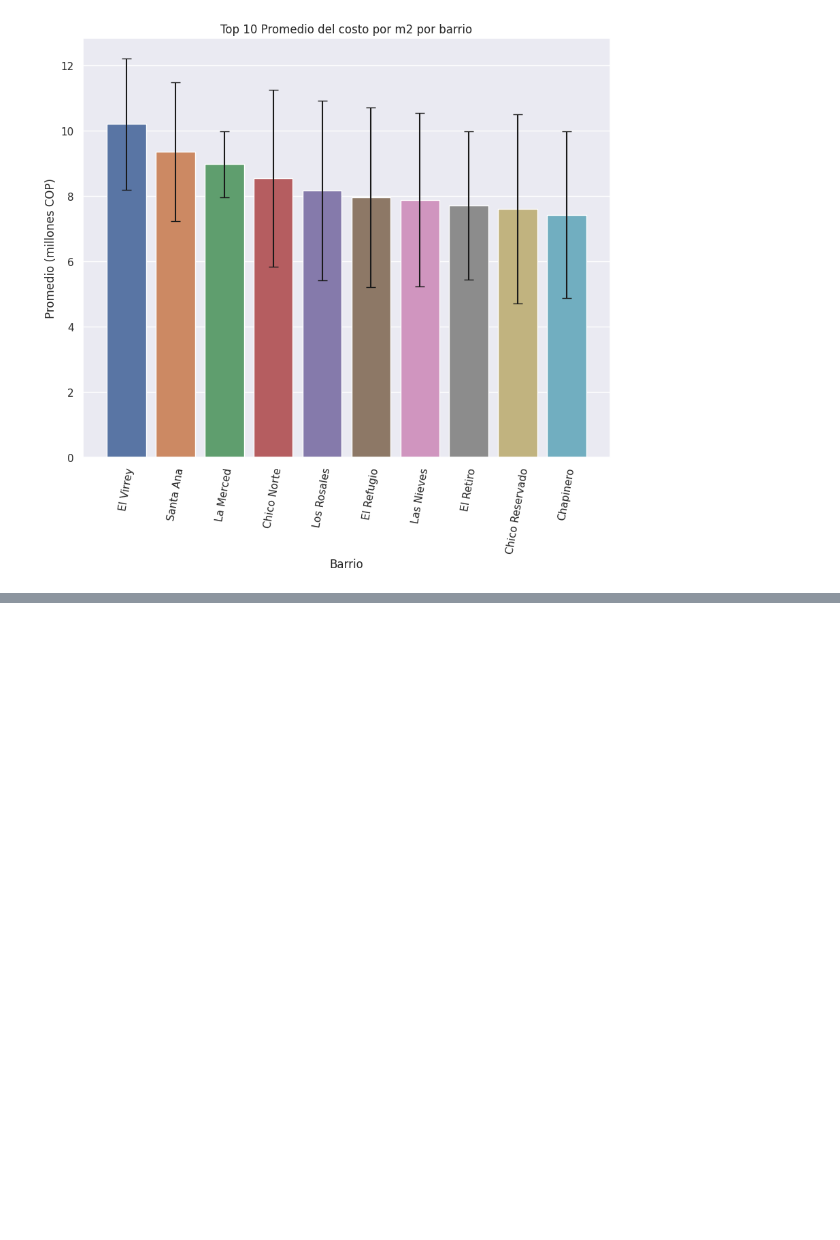
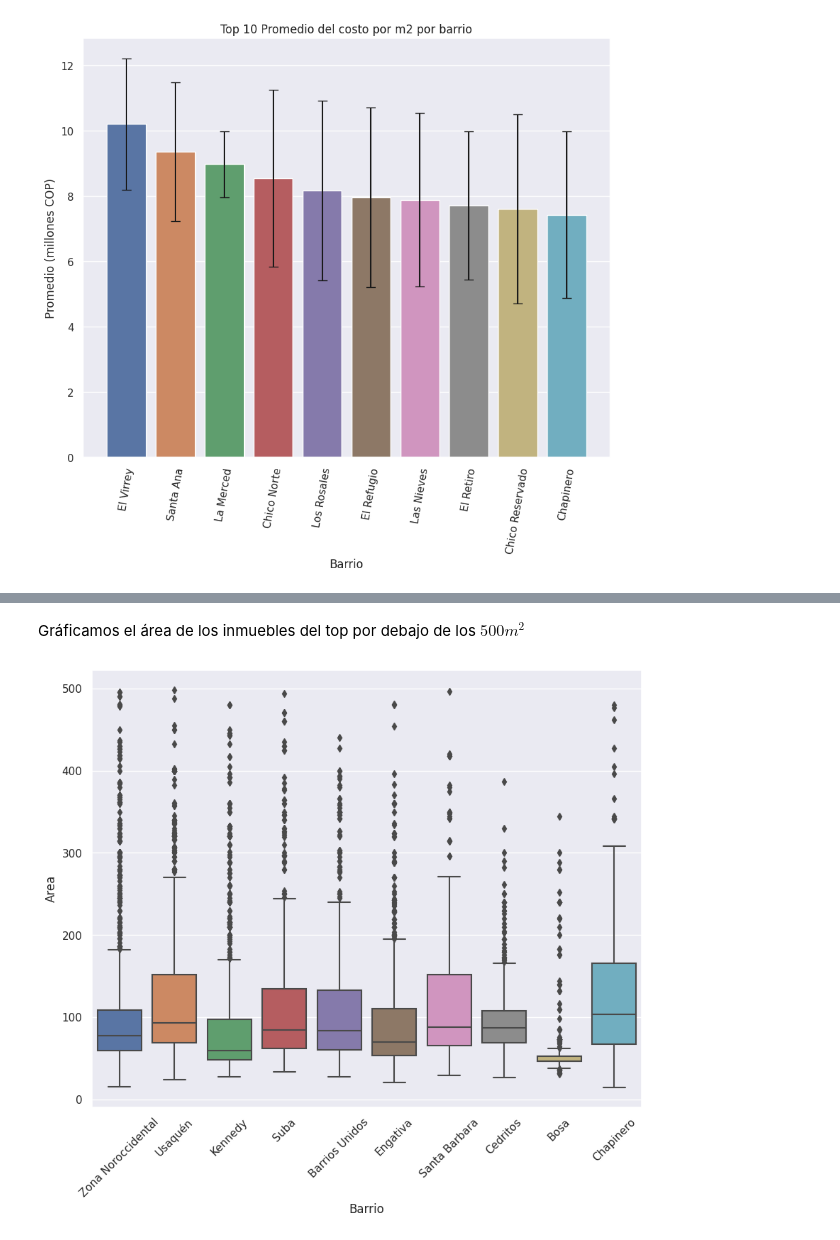
Before and after one commit to leodan52/Inmersion_Datos_Alura, a Jupyter notebook: Inmersion_de_datos.ipynb, the cells around one changed output, grey strips where cells are left out. Cells and saved outputs as stored; diff of their text form; code cells hidden in the pictures; blank space fills up the shorter version.

```diff
--- a/Inmersion_de_datos.ipynb
+++ b/Inmersion_de_datos.ipynb
@@ -885,0 +1102,12 @@ plt.show()
+# %% [markdown]
+Gráficamos el área de los inmuebles del top por debajo de los $500m^2$
+# %%
+sns.set_theme()
+plt.figure(figsize = (10, 8))
+
+ax = sns.boxplot(x = 'Barrio', y = 'Area', data = inmuebles.query('Barrio in @top_barrios & Area < 500'))
+ax.tick_params(axis = 'x', rotation = 45)
+
+plt.show()
+# %% [output]
+[figure, added]
```
Also changed, not shown: parts of 73 cells of this notebook.
